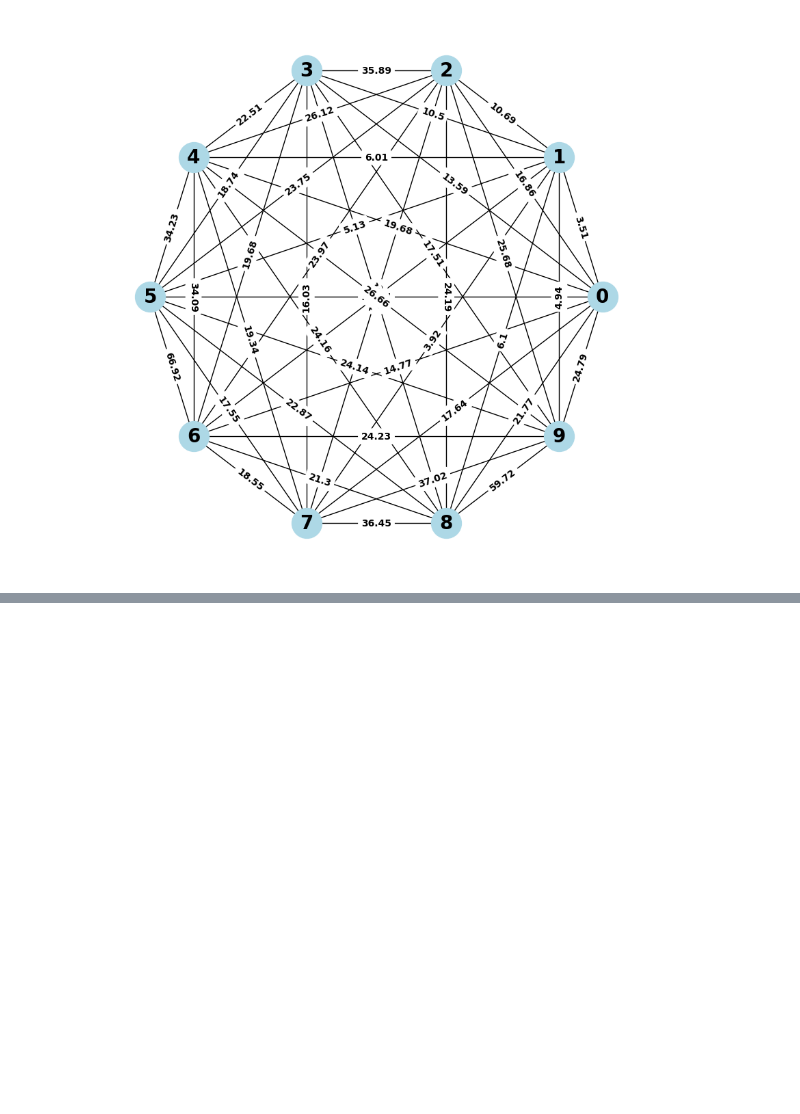
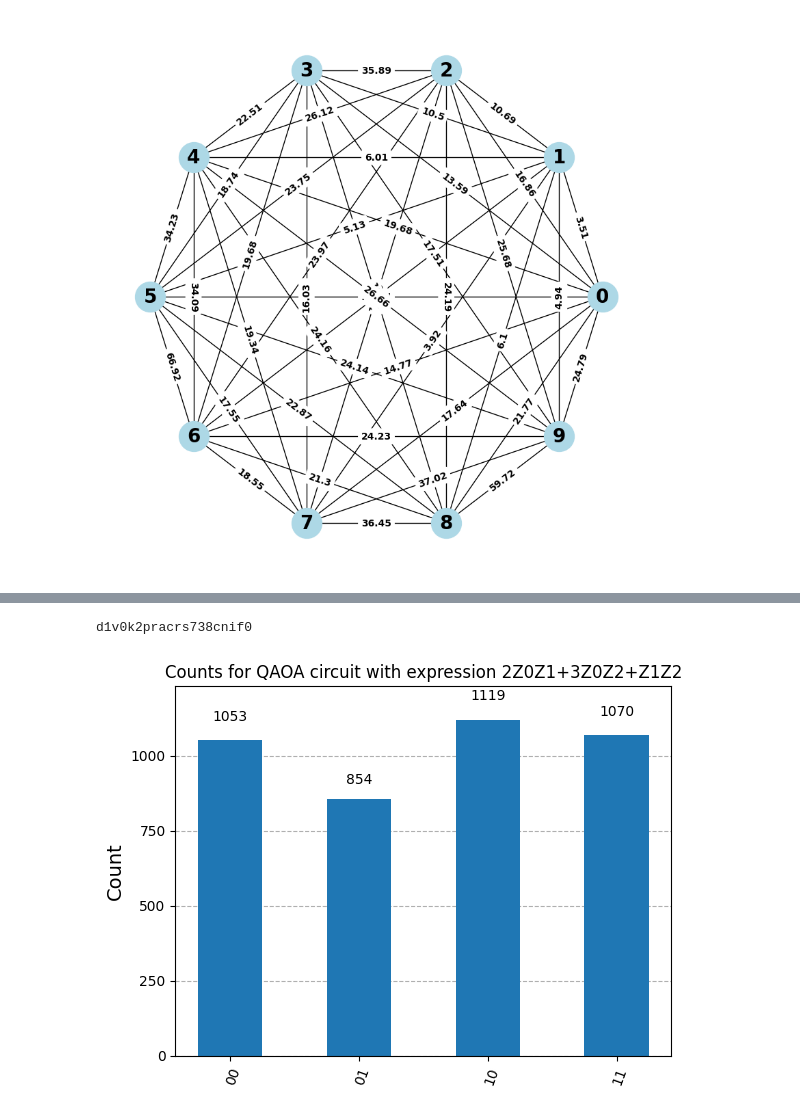
Before and after one commit to Nicofero/PhyloTree_ReConst, a Jupyter notebook: miscelaneous/new_qaoa.ipynb, the cells around one changed output, grey strips where cells are left out. Saved outputs shown, nothing was run; the diff lists cells and outputs as text; code cells hidden in the pictures; blank space fills up the shorter version.

```diff
--- a/miscelaneous/new_qaoa.ipynb
+++ b/miscelaneous/new_qaoa.ipynb
@@ -1110,0 +1124,28 @@ plt.show()
+# %%
+from qiskit_ibm_runtime import QiskitRuntimeService
+from qiskit.transpiler import generate_preset_pass_manager
+from qiskit_ibm_runtime import SamplerV2 as Sampler
+
+service = QiskitRuntimeService()
+
+backend = service.least_busy(simulator=False, operational=True)
+
+qc = QuantumCircuit(2)
+
+qc.h(0)
+qc.cx(0,1)
+qc.measure_all()
+
+pm = generate_preset_pass_manager(optimization_level=1, backend=backend)
+isa_circuit = pm.run(qc)
+sampler = Sampler(backend)
+job = sampler.run([isa_circuit])
+job_id = job.job_id()
+print(job_id)
+job_result = job.result()[0]
+# %% [output]
+d1v0k2pracrs738cnif0
+# %%
+plot_histogram(job_result.data.meas.get_counts(), title="Counts for QAOA circuit with expression 2Z0Z1+3Z0Z2+Z1Z2")
+# %% [output]
+[figure, added]
```
Also changed, not shown: parts of 9 cells of this notebook, 49 other files.
